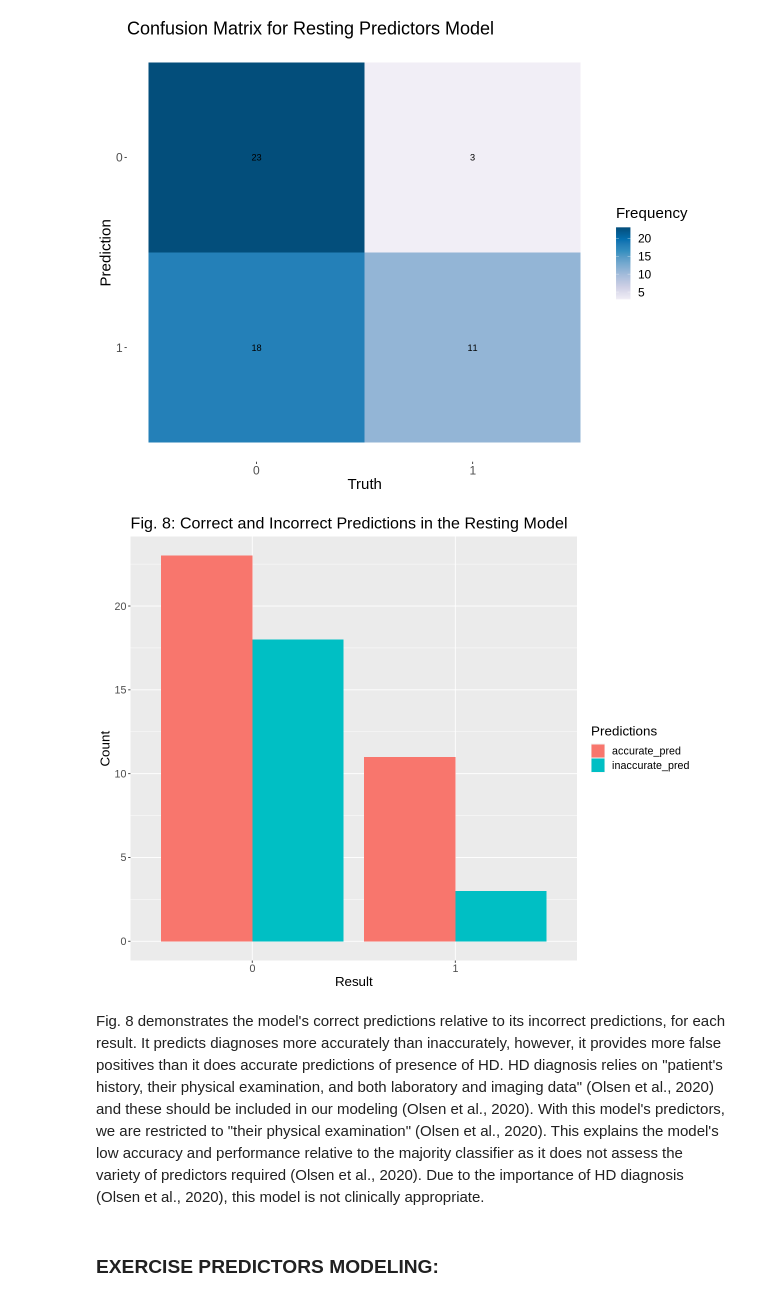
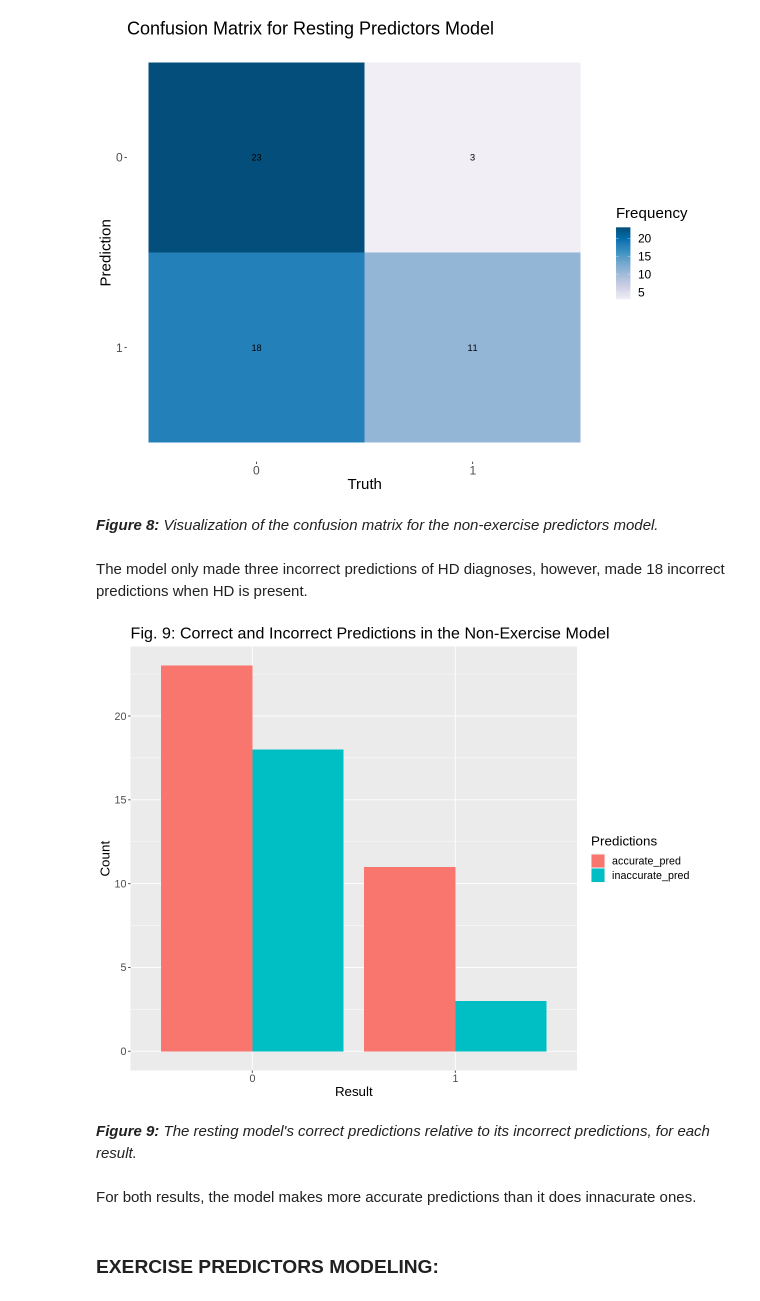
Before and after one commit to chenjerry623/DSCI100-Group17-Project, a Jupyter notebook: Group-17-Project.ipynb, the cells around one changed output. Drawn from its saved outputs; the diff is of its cells as text; code cells hidden in the pictures.

```diff
--- a/Group-17-Project.ipynb
+++ b/Group-17-Project.ipynb
@@ -367,27 +365,33 @@ autoplot(resting_conf_mat, type = "heatmap") +
 Scale for 'fill' is already present. Adding another scale for 'fill', which
 will replace the existing scale.
 [figure]
+# %% [markdown]
+<i><b>Figure 8:</b> Visualization of the confusion matrix for the non-exercise predictors model.
+# %% [markdown]
+The model only made three incorrect predictions of HD diagnoses, however, made 18 incorrect predictions when HD is present.
 # %%
 # Making the confusion matrix into a data frame.
 
 resting_pred_accuracy <- resting_predictions |>
     group_by(result)|>
     summarize(accurate_pred = sum(.pred_class == result), inaccurate_pred = sum(.pred_class != result))
     data_long <- reshape2::melt(resting_pred_accuracy, id.vars = "result")
 
 # Visualizing the confusion matrix as a bar graph.
 
 resting_pred_accuracy_plot <- ggplot(data_long, aes(x = result, y = value, fill = variable)) +
-    ggtitle("Fig. 8: Correct and Incorrect Predictions in the Resting Model") +
+    ggtitle("Fig. 9: Correct and Incorrect Predictions in the Non-Exercise Model") +
     geom_bar(stat="identity", position = "dodge") +
     labs(x = "Result", y = "Count", fill = "Predictions")+
     theme(text = element_text(size = 16))
 
 resting_pred_accuracy_plot
 # %% [output]
-[figure, old version]
+[figure, new version]
 # %% [markdown]
-Fig. 8 demonstrates the model's correct predictions relative to its incorrect predictions, for each result. It predicts diagnoses more accurately than inaccurately, however, it provides more false positives than it does accurate predictions of presence of HD. HD diagnosis relies on "patient's history, their physical examination, and both laboratory and imaging data" (Olsen et al., 2020) and these should be included in our modeling (Olsen et al., 2020). With this model's predictors, we are restricted to "their physical examination" (Olsen et al., 2020). This explains the model's low accuracy and performance relative to the majority classifier as it does not assess the variety of predictors required (Olsen et al., 2020). Due to the importance of HD diagnosis (Olsen et al., 2020), this model is not clinically appropriate.
+<i><b>Figure 9:</b> The resting model's correct predictions relative to its incorrect predictions, for each result.
+# %% [markdown]
+For both results, the model makes more accurate predictions than it does innacurate ones.
 # %% [markdown]
 ### EXERCISE PREDICTORS MODELING:
 # %% [markdown]
```
Also changed, not shown: parts of 36 cells of this notebook.
